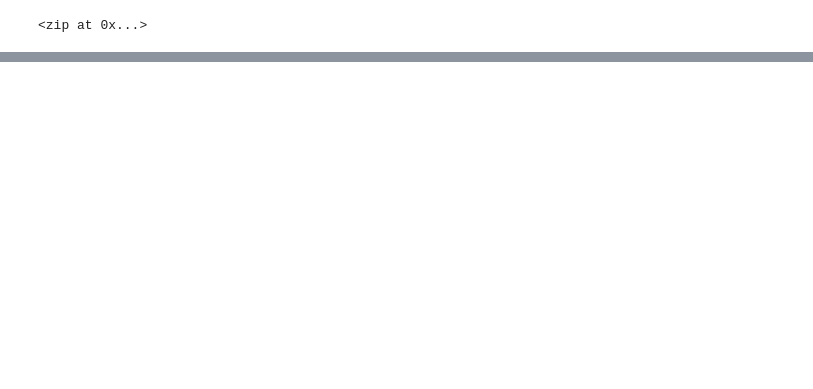
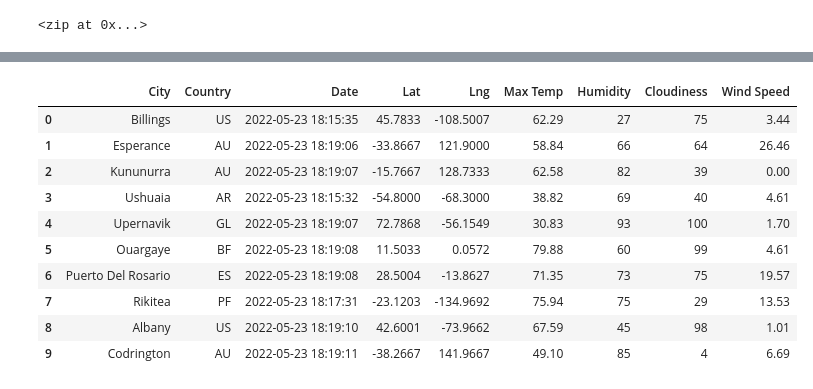
Before and after one commit to shrutiramana/World_Weather_Analysis, a Jupyter notebook: WeatherPy.ipynb, the cells around one changed output, grey strips where cells are left out. Cells and saved outputs as stored; diff of their text form; code cells hidden in the pictures; blank space fills up the shorter version.

```diff
--- a/WeatherPy.ipynb
+++ b/WeatherPy.ipynb
@@ -38,0 +163,15 @@ for coordinate in coordinates:
+# %%
+city_data_df = city_data_df[new_column_order]
+city_data_df.head(10)
+# %% [output]
+|  | City | Country | Date | Lat | Lng | Max Temp | Humidity | Cloudiness | Wind Speed |
+| 0 | Billings | US | 2022-05-23 18:15:35 | 45.7833 | -108.5007 | 62.29 | 27 | 75 | 3.44 |
+| 1 | Esperance | AU | 2022-05-23 18:19:06 | -33.8667 | 121.9000 | 58.84 | 66 | 64 | 26.46 |
+| 2 | Kununurra | AU | 2022-05-23 18:19:07 | -15.7667 | 128.7333 | 62.58 | 82 | 39 | 0.00 |
+| 3 | Ushuaia | AR | 2022-05-23 18:15:32 | -54.8000 | -68.3000 | 38.82 | 69 | 40 | 4.61 |
+| 4 | Upernavik | GL | 2022-05-23 18:19:07 | 72.7868 | -56.1549 | 30.83 | 93 | 100 | 1.70 |
+| 5 | Ouargaye | BF | 2022-05-23 18:19:08 | 11.5033 | 0.0572 | 79.88 | 60 | 99 | 4.61 |
+| 6 | Puerto Del Rosario | ES | 2022-05-23 18:19:08 | 28.5004 | -13.8627 | 71.35 | 73 | 75 | 19.57 |
+| 7 | Rikitea | PF | 2022-05-23 18:17:31 | -23.1203 | -134.9692 | 75.94 | 75 | 29 | 13.53 |
+| 8 | Albany | US | 2022-05-23 18:19:10 | 42.6001 | -73.9662 | 67.59 | 45 | 98 | 1.01 |
+| 9 | Codrington | AU | 2022-05-23 18:19:11 | -38.2667 | 141.9667 | 49.10 | 85 | 4 | 6.69 |
```
Also changed, not shown: parts of 9 cells of this notebook, 3 other files.
